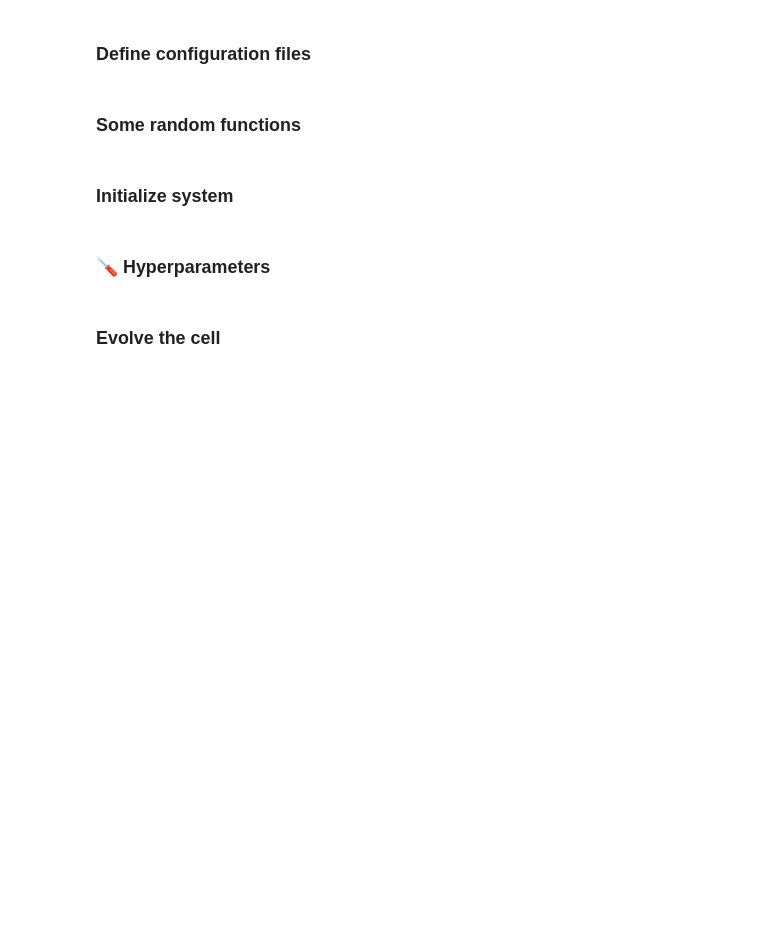
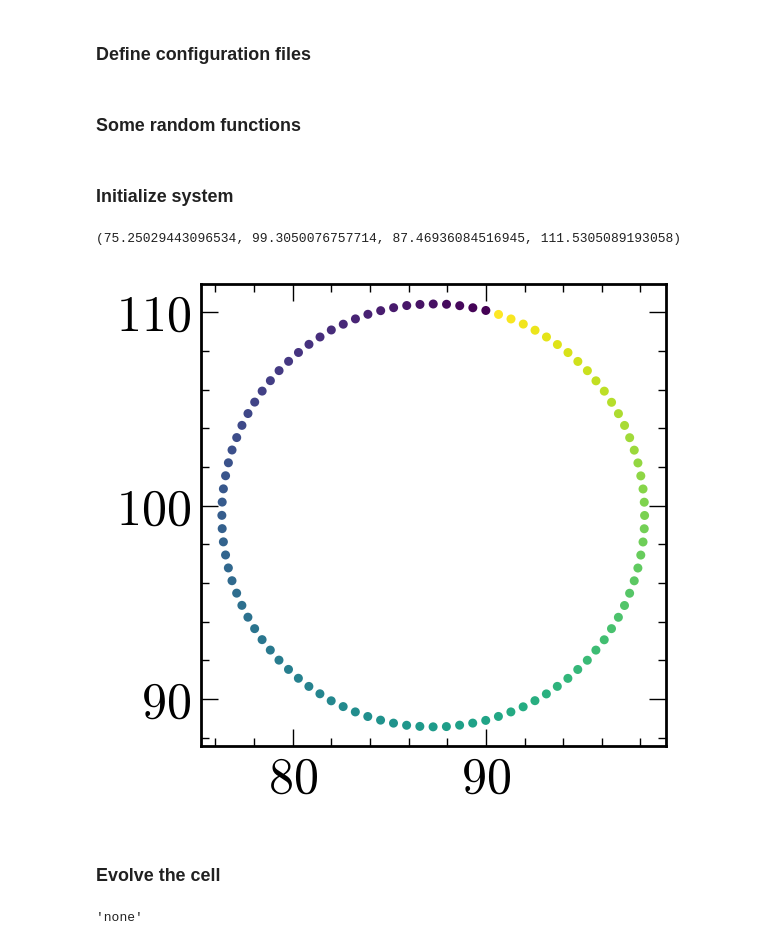
Before and after one commit to pedromzadeh/hopper, a Jupyter notebook: _notebooks/testing.ipynb, the cells around one changed output. Drawn from its saved outputs; the diff is of its cells as text; code cells hidden in the pictures; blank space fills up the shorter version.

```diff
--- a/_notebooks/testing.ipynb
+++ b/_notebooks/testing.ipynb
@@ -117,7 +124,7 @@ def _mvg_generator(cell):
     cell.mvg_gen = MVGaussian(X)
 # %%
 # define various paths
-gid = 21
+gid = 81
 paths = _define_paths(gid)
 
 # initialize the simulation box
@@ -131,11 +138,11 @@ force_calculator = Force(paths["energy"])
 # noise patch -- init MVG generator for the cell
 _mvg_generator(cell)
 # %%
-# cell.contour = hf.find_contour(cell.phi, interpolate=True, n_pts=400)
 cntr = cell.contour[0][:, ::-1]
-
-plt.figure(figsize=(5, 5))
-plt.scatter(cntr[:, 0], cntr[:, 1], c=range(cntr.shape[0]))
+cntr = hf.find_contour(cell.phi, interpolate=True, n_pts=100)[0][:, ::-1]
+plt.figure(figsize=(3, 3), dpi=200)
+plt.scatter(cntr[:, 0], cntr[:, 1], c=range(cntr.shape[0]), s=5)
 plt.axis("equal")
+# %% [output]
+(75.25029443096534, 99.3050076757714, 87.46936084516945, 111.5305089193058)
+[figure, added]
-# %% [markdown]
-###  🪛  Hyperparameters
@@ -187,3 +151,7 @@ def gaussian_patch_mag(mean, std):
+# %%
+cell._prob_type
+# %% [output]
+'none'
 # %%
 from IPython import display
 import os
```
Also changed, not shown: parts of 13 cells of this notebook, 5 other files.
